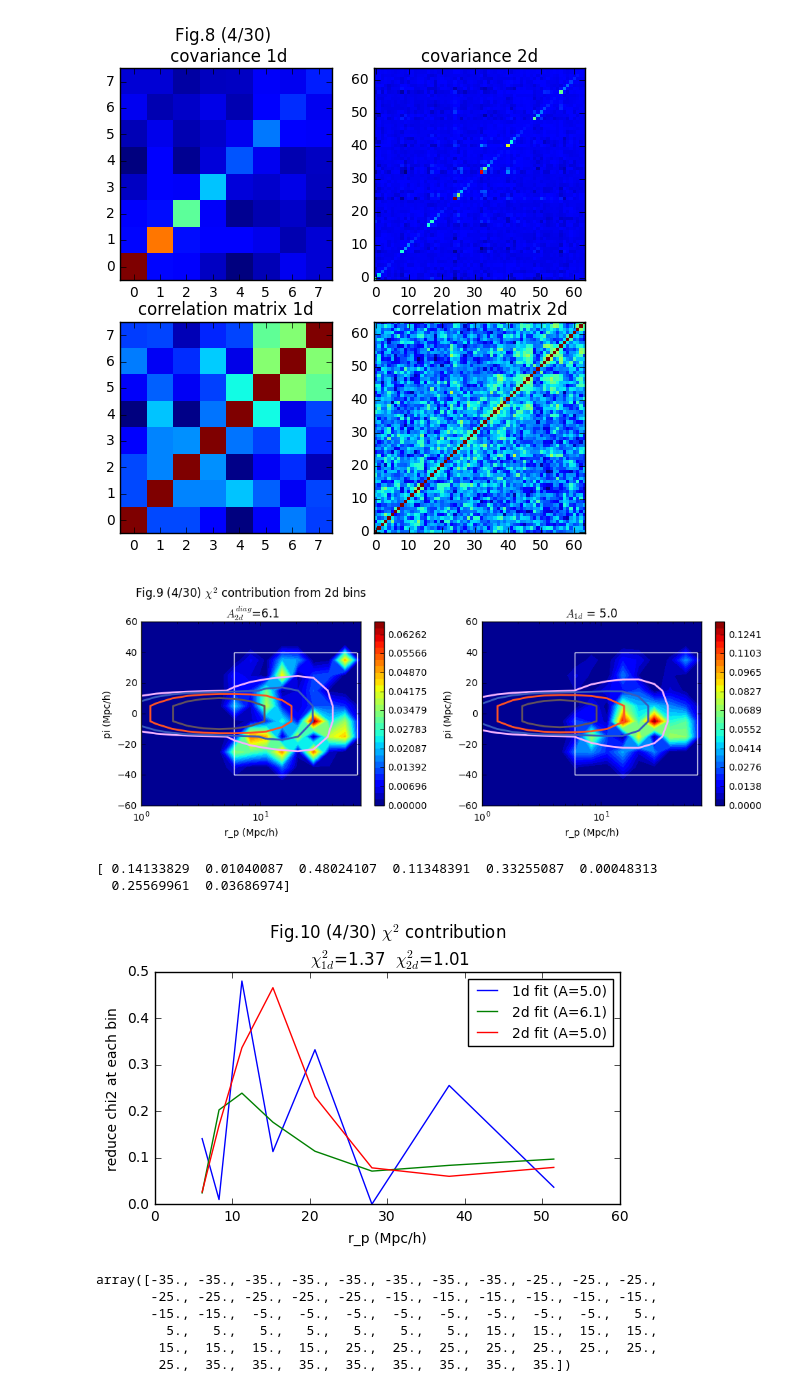
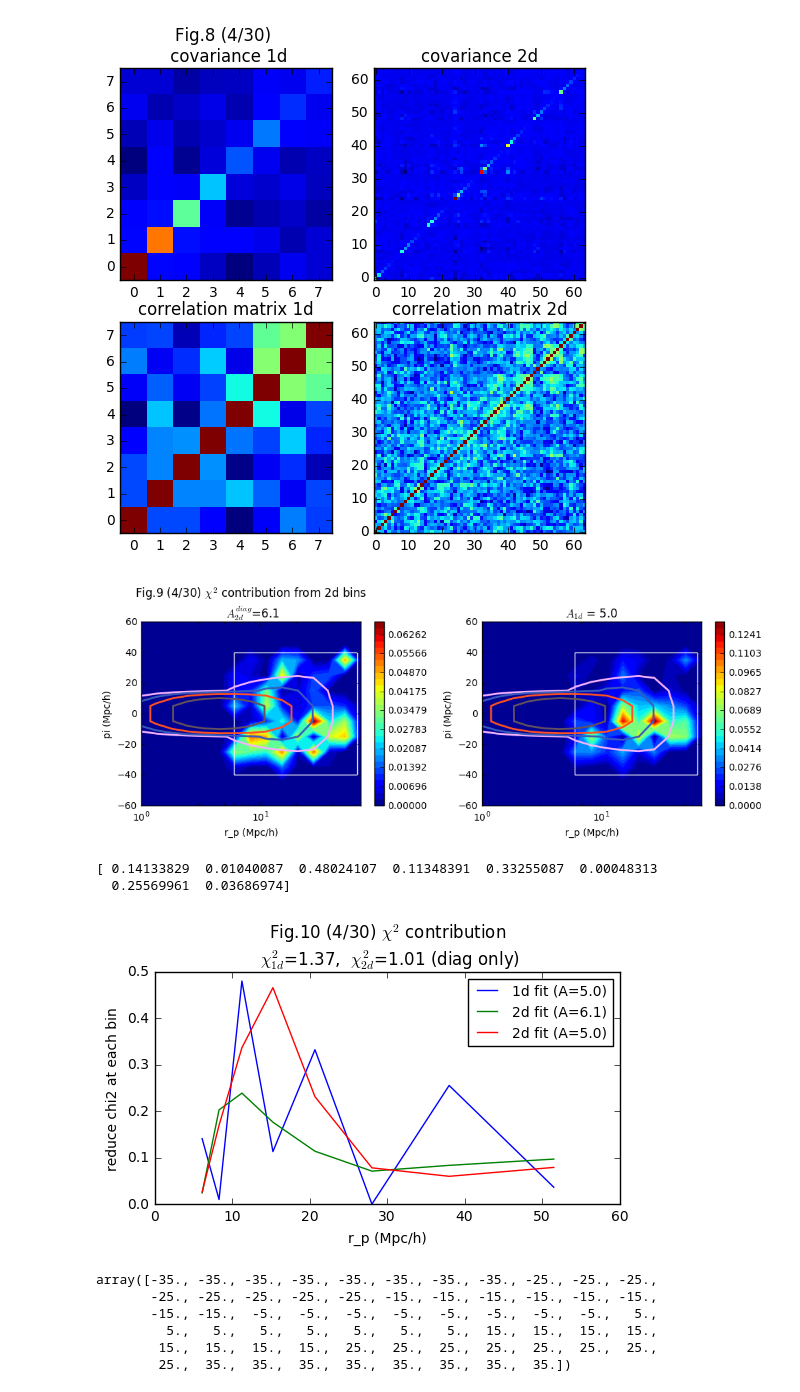
Before and after one commit to liuxx479/gplus, a Jupyter notebook: test_2d_fits.ipynb, the cells around one changed output. Saved outputs shown, nothing was run; the diff lists cells and outputs as text; code cells hidden in the pictures.

Commit message:
add chisq contribution plots

```diff
--- a/test_2d_fits.ipynb
+++ b/test_2d_fits.ipynb
@@ -458,7 +458,7 @@ ax0.set_xscale('log')
 bounds_chisq_Abest = linspace(amin(chisq2d_contrib_Abest),amax(chisq2d_contrib_Abest), 30)
 CS=ax.contourf(rp_bins, pi_bins, chisq2d_contrib_Abest, bounds_chisq_Abest)
 cbar2 = plt.colorbar(CS, ax=ax)
-ax.contour(rp_bins2, pi_bins2, xi_lowzbin2*Abest, bounds2,colors=ic2,linewidths=2,alpha=1)
+ax.contour(rp_bins2, pi_bins2, xi_lowzbin2*Abest2d_diag, bounds2,colors=ic2,linewidths=2,alpha=1)
 ax.set_ylim(-60,60)
 ax.set_xlim(1,70)
 ax.add_patch(
@@ -478,7 +478,7 @@ ax.set_xscale('log')
 plt.tight_layout()
 show()
 # %% [output]
-[figure, old version]
+[figure, new version]
 # %%
 dN1d = Abest*theocut-data1dcut
 ichisq1d_contrib  =dN1d**2/diag(cov1d)/Np
@@ -489,15 +489,15 @@ ichisq1d_contrib  =dN1d**2/diag(cov1d)/Np
 # %%
 f, ax=subplots(1,1,figsize=(6,3))
 ax.plot(rp1dcut, ichisq1d_contrib, label='1d fit (A=%.1f)'%(Abest))
 ax.plot(rp1dcut, sum(chisq2d_contrib[idx2dcut].reshape(8,8),axis=1), label='2d fit (A=%.1f)'%(Abest2d_diag))
 ax.plot(rp1dcut, sum(chisq2d_contrib_Abest[idx2dcut].reshape(8,8),axis=1), label='2d fit (A=%.1f)'%(Abest))
 ax.set_xlabel('r_p (Mpc/h)')
 ax.set_ylabel('reduce chi2 at each bin')
 ax.legend(loc=0,frameon=1, fontsize=10)
-ax.set_title('Fig.10 (4/30) $\chi^2$ contribution\n $\chi^2_{1d}$=%.2f  $\chi^2_{2d}$=%.2f'%(sum(ichisq1d_contrib), sum(chisq2d_contrib[idx2dcut])))
+ax.set_title('Fig.10 (4/30) $\chi^2$ contribution\n $\chi^2_{1d}$=%.2f,  $\chi^2_{2d}$=%.2f (diag only)'%(sum(ichisq1d_contrib), sum(chisq2d_contrib[idx2dcut])))
 show()
 # %% [output]
-[figure, old version]
+[figure, new version]
 # %%
 pi_bins[idx2dcut]
 # %% [output]
```
